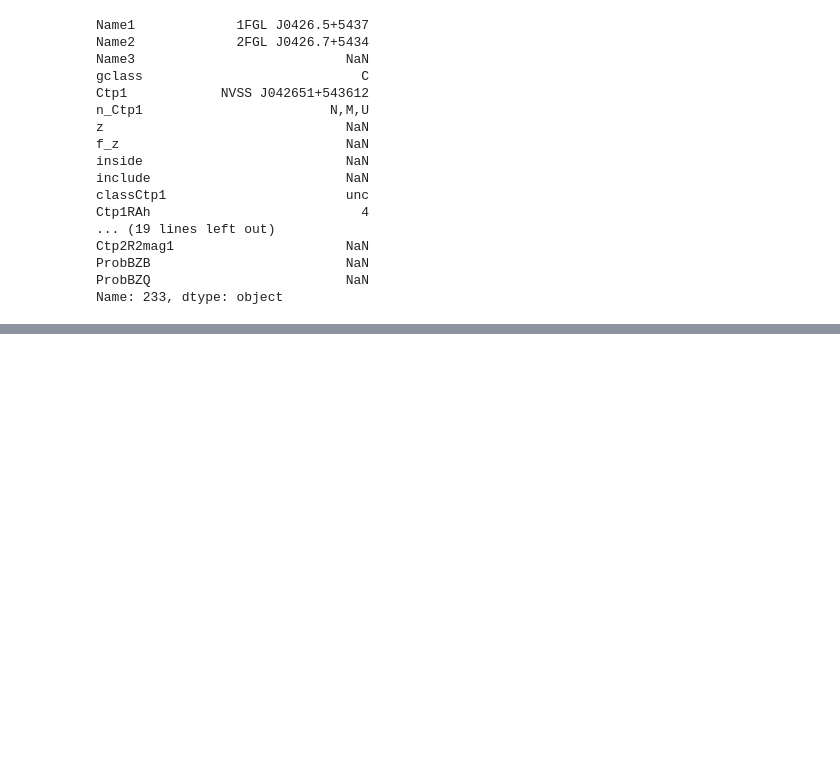
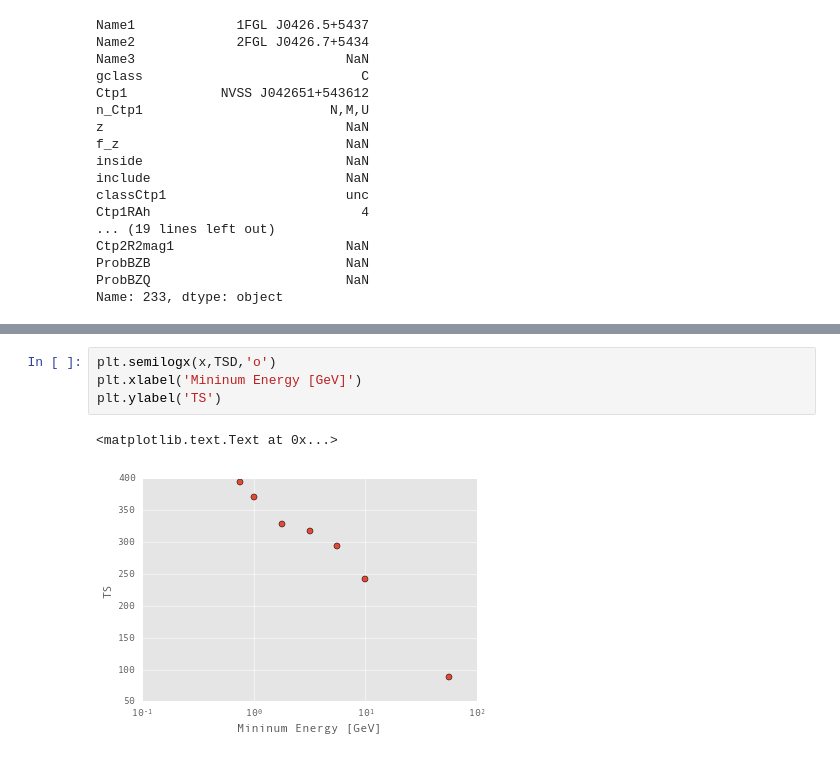
Before and after one commit to bbw7561135/ipynbs, a Jupyter notebook: G150.3+4.5.ipynb, the cells around one changed output, grey strips where cells are left out. Cells and saved outputs as stored; diff of their text form; blank space fills up the shorter version.

```diff
--- a/G150.3+4.5.ipynb
+++ b/G150.3+4.5.ipynb
@@ -391,0 +562,7 @@ Name: 233, dtype: object
+# %%
+plt.semilogx(x,TSD,'o')
+plt.xlabel('Mininum Energy [GeV]')
+plt.ylabel('TS')
+# %% [output]
+<matplotlib.text.Text at 0x...>
+[figure, added]
```
Also changed, not shown: parts of 22 cells of this notebook.
